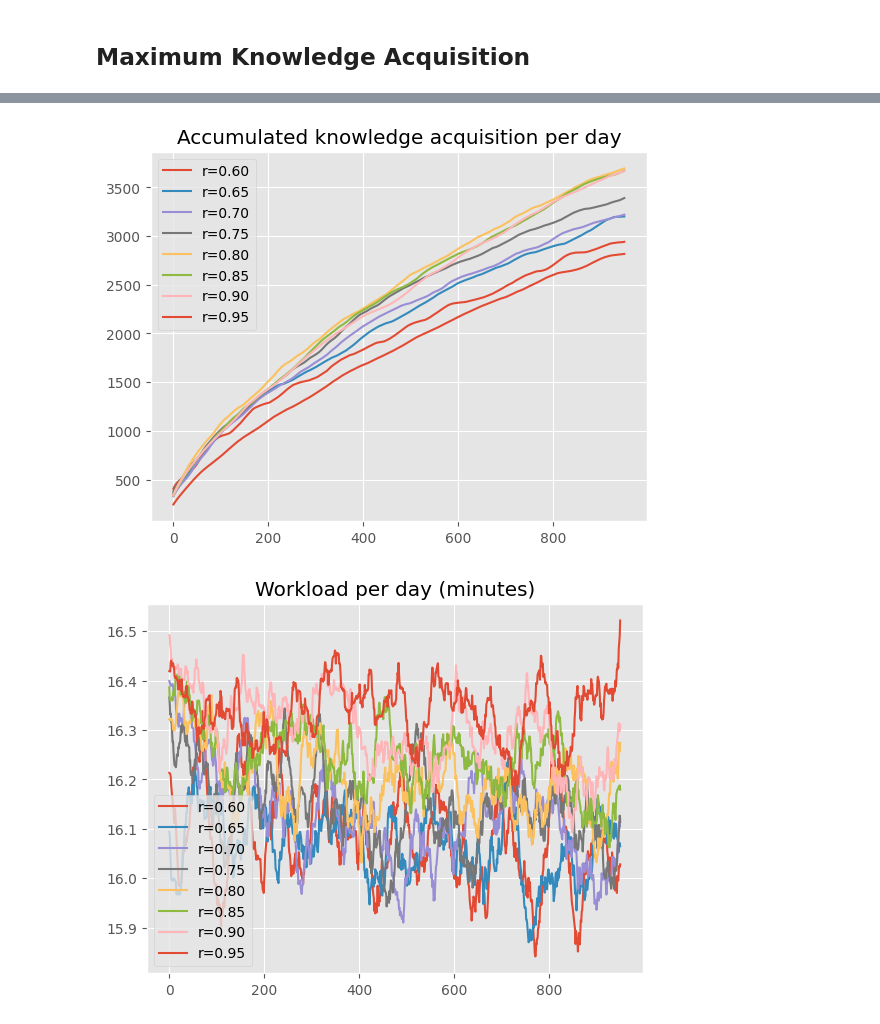
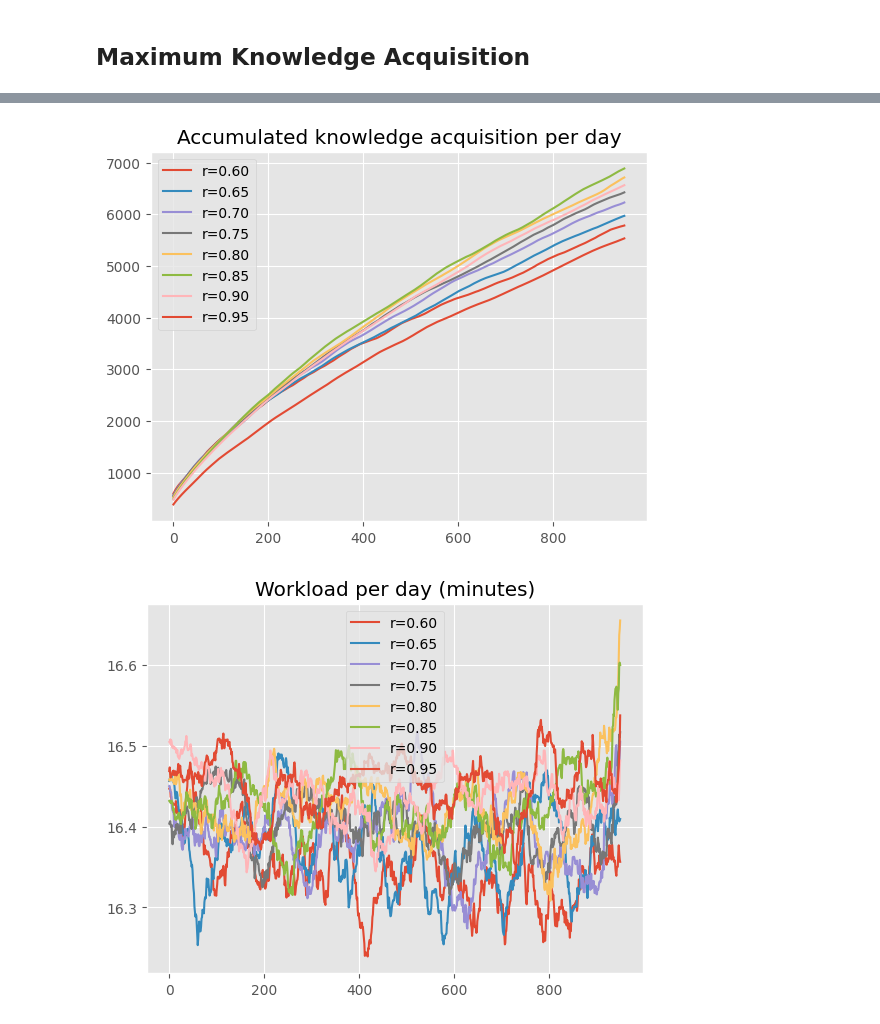
Before and after one commit to open-spaced-repetition/optimal-desired-retention, a Jupyter notebook: notebook.ipynb, the cells around one changed output, grey strips where cells are left out. Saved outputs shown, nothing was run; the diff lists cells and outputs as text; code cells hidden in the pictures.

```diff
--- a/notebook.ipynb
+++ b/notebook.ipynb
@@ -8,7 +8,7 @@ import matplotlib.pyplot as plt
 import numpy as np
 import math
 import random
-from fsrs_optimizer import simulate, DEFAULT_WEIGHT
+from fsrs_optimizer import simulate, DEFAULT_PARAMETER
 
 learn_span = 1000
 new_card_per_day = 30
@@ -23,18 +23,17 @@ def moving_average(data, window_size=learn_span // 20):
 
 total_cost = []
 cost_per_memorized = []
+total_knowledge = []
 
 for r in tqdm(np.linspace(0.6, 0.95, 8)):
     random.seed(42)
     np.random.seed(42)
     (_, review_cnt_per_day, learn_cnt_per_day, memorized_cnt_per_day, cost_per_day) = simulate(
-        DEFAULT_WEIGHT,
+        DEFAULT_PARAMETER,
         request_retention=r,
         deck_size=learn_span*new_card_per_day,
         learn_span=learn_span,
         max_cost_perday=math.inf,
-        learn_limit_perday=new_card_per_day,
-        forget_cost=100,
     )
     cost_per_day /= 60
     plt.figure(1)
@@ -45,6 +44,7 @@ for r in tqdm(np.linspace(0.6, 0.95, 8)):
     plt.plot(moving_average(cost_per_day), label=f'r={r:.2f}')
     total_cost.append(sum(cost_per_day))
     cost_per_memorized.append(sum(cost_per_day) / memorized_cnt_per_day[-1])
+    total_knowledge.append(memorized_cnt_per_day[-1])
 
 plt.figure(1)
 plt.legend()
@@ -67,5 +67,11 @@ plt.xlabel('Desired Retention')
 plt.ylabel('Workload/knowledge')
 plt.ylim(bottom=0)
 plt.tick_params(labelleft=False)
+plt.figure(6)
+plt.plot(np.linspace(0.6, 0.95, 8), total_knowledge)
+plt.xlabel('Desired Retention')
+plt.ylabel('Total Knowledge')
+plt.ylim(bottom=0)
+plt.tick_params(labelleft=False)
 plt.show()
 # %% [output]
@@ -86,12 +93,11 @@ for r in tqdm(np.linspace(0.6, 0.95, 8)):
     np.random.seed(42)
     (_, review_cnt_per_day, learn_cnt_per_day, memorized_cnt_per_day, cost_per_day) = (
         simulate(
-            DEFAULT_WEIGHT,
+            DEFAULT_PARAMETER,
             request_retention=r,
             deck_size=36500,
             learn_span=learn_span,
             max_cost_perday=max_cost_perday,
-            forget_cost=100,
         )
     )
     cost_per_day /= 60
@@ -124,2 +130,2 @@ plt.show()
-[figure, old version]
+[figure, new version]
-[figure, old version]
+[figure, new version]
```
Also changed, not shown: parts of 2 cells of this notebook.
